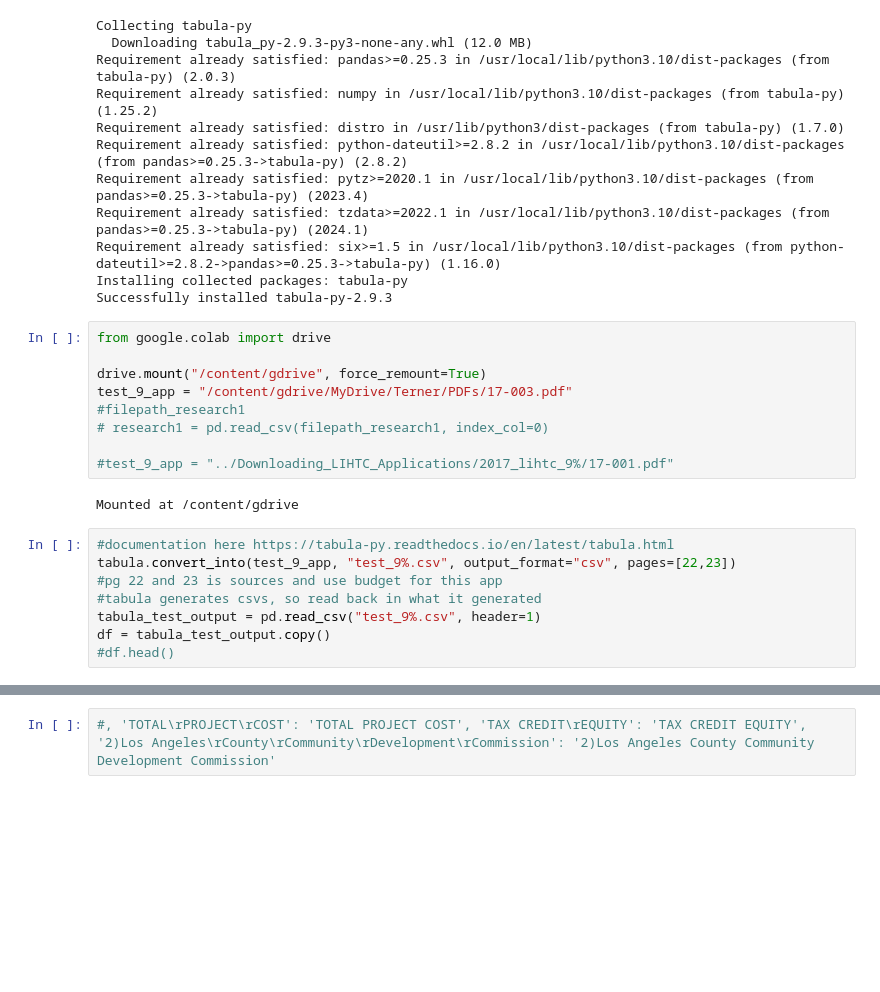
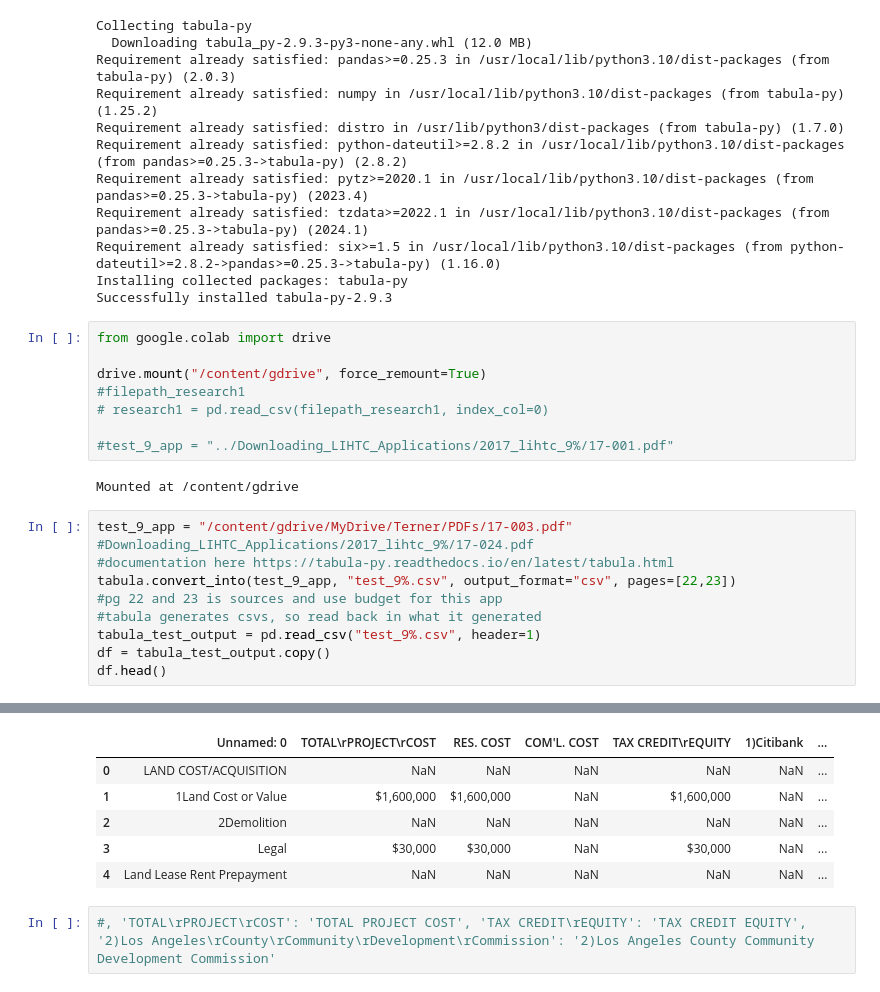
Before and after one commit to farihahahaa/DiscoveryFall22, a Jupyter notebook: InitDataScrape.ipynb, the cells around one changed output, grey strips where cells are left out. Cells and saved outputs as stored; diff of their text form; blank space fills up the shorter version.

```diff
--- a/InitDataScrape.ipynb
+++ b/InitDataScrape.ipynb
@@ -42,7 +42,6 @@ Successfully installed tabula-py-2.9.3
 from google.colab import drive
 
 drive.mount("/content/gdrive", force_remount=True)
-test_9_app = "/content/gdrive/MyDrive/Terner/PDFs/17-003.pdf"
 #filepath_research1
 # research1 = pd.read_csv(filepath_research1, index_col=0)
 
@@ -50,11 +49,13 @@ test_9_app = "/content/gdrive/MyDrive/Terner/PDFs/17-003.pdf"
 # %% [output]
 Mounted at /content/gdrive
 # %%
+test_9_app = "/content/gdrive/MyDrive/Terner/PDFs/17-003.pdf"
+#Downloading_LIHTC_Applications/2017_lihtc_9%/17-024.pdf
 #documentation here https://tabula-py.readthedocs.io/en/latest/tabula.html
 tabula.convert_into(test_9_app, "test_9%.csv", output_format="csv", pages=[22,23])
 #pg 22 and 23 is sources and use budget for this app
 #tabula generates csvs, so read back in what it generated
 tabula_test_output = pd.read_csv("test_9%.csv", header=1)
 df = tabula_test_output.copy()
-#df.head()
+df.head()
 # %% [output]
@@ -70,4 +63,10 @@ Jul 05, 2024 6:53:35 PM org.apache.pdfbox.pdmodel.font.PDTrueTypeFont <init>
 WARNING: Using fallback font 'LiberationSerif-BoldItalic' for 'TimesNewRomanPS-BoldItalicMT'
+|  | Unnamed: 0 | TOTAL\rPROJECT\rCOST | RES. COST | COM'L. COST | TAX CREDIT\rEQUITY | 1)Citibank | ... |
+| 0 | LAND COST/ACQUISITION | NaN | NaN | NaN | NaN | NaN | ... |
+| 1 | 1Land Cost or Value | $1,600,000 | $1,600,000 | NaN | $1,600,000 | NaN | ... |
+| 2 | 2Demolition | NaN | NaN | NaN | NaN | NaN | ... |
+| 3 | Legal | $30,000 | $30,000 | NaN | $30,000 | NaN | ... |
+| 4 | Land Lease Rent Prepayment | NaN | NaN | NaN | NaN | NaN | ... |
 # %%
 #, 'TOTAL\rPROJECT\rCOST': 'TOTAL PROJECT COST', 'TAX CREDIT\rEQUITY': 'TAX CREDIT EQUITY', '2)Los Angeles\rCounty\rCommunity\rDevelopment\rCommission': '2)Los Angeles County Community Development Commission'
 # %%
```
Also changed, not shown: parts of 8 cells of this notebook.
